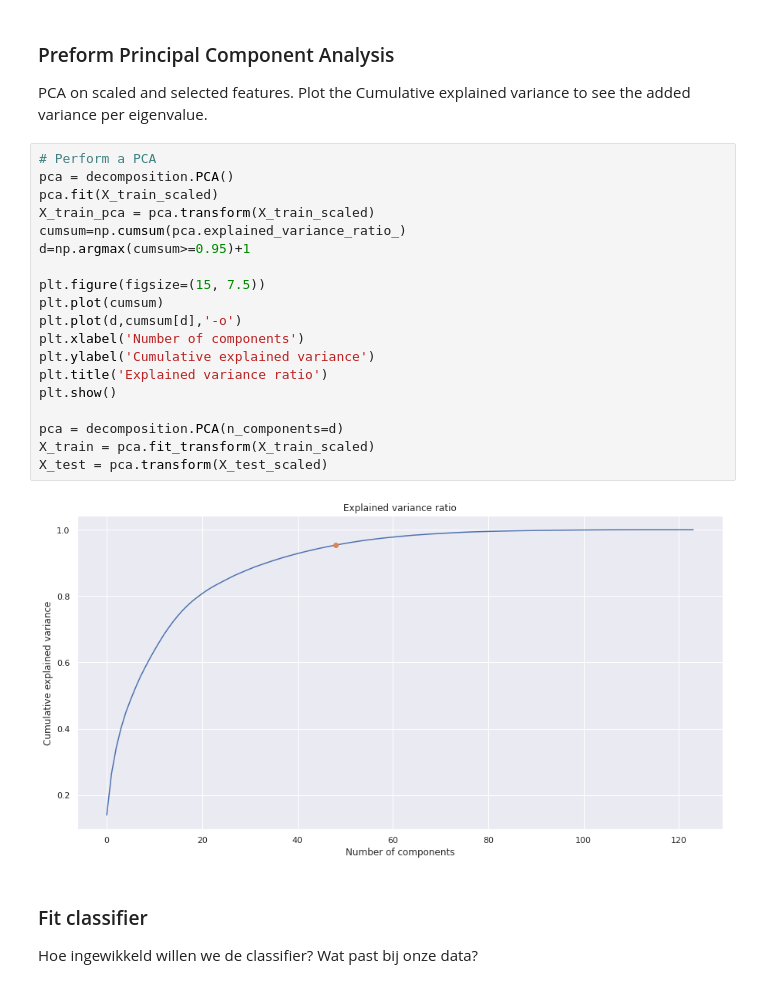
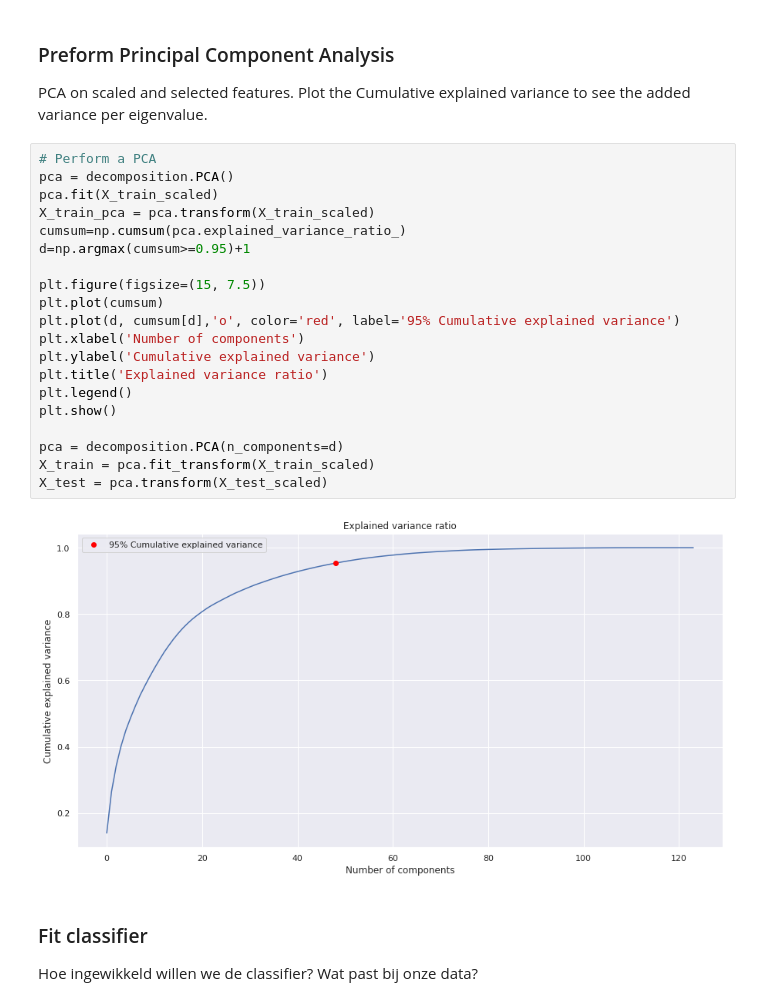
Before and after one commit to Enzo-Kerkhof/TM10007_PROJECT, a Jupyter notebook: assignment.ipynb, the cells around one changed output. Saved outputs shown, nothing was run; the diff lists cells and outputs as text.

```diff
--- a/assignment.ipynb
+++ b/assignment.ipynb
@@ -169,24 +172,25 @@ PCA on scaled and selected features. Plot the Cumulative explained variance to s
 # %%
 # Perform a PCA
 pca = decomposition.PCA()
 pca.fit(X_train_scaled)
 X_train_pca = pca.transform(X_train_scaled)
 cumsum=np.cumsum(pca.explained_variance_ratio_)
 d=np.argmax(cumsum>=0.95)+1
 
 plt.figure(figsize=(15, 7.5))
 plt.plot(cumsum)
-plt.plot(d,cumsum[d],'-o')
+plt.plot(d, cumsum[d],'o', color='red', label='95% Cumulative explained variance')
 plt.xlabel('Number of components')
 plt.ylabel('Cumulative explained variance')
 plt.title('Explained variance ratio')
+plt.legend()
 plt.show()
 
 pca = decomposition.PCA(n_components=d)
 X_train = pca.fit_transform(X_train_scaled)
 X_test = pca.transform(X_test_scaled)
 # %% [output]
-[figure, old version]
+[figure, new version]
 # %% [markdown]
 
 ### Fit classifier
```
Also changed, not shown: parts of 3 cells of this notebook.
